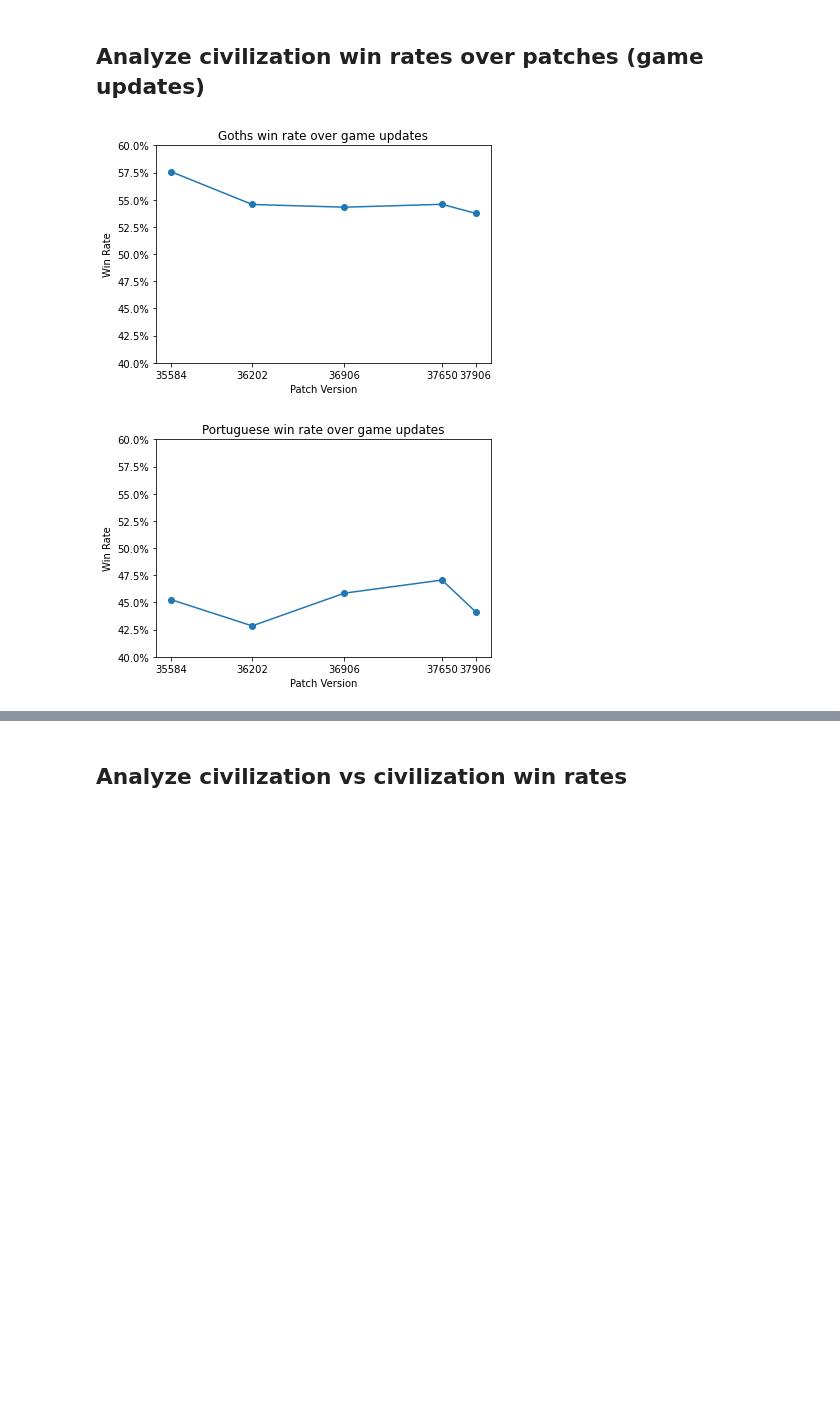
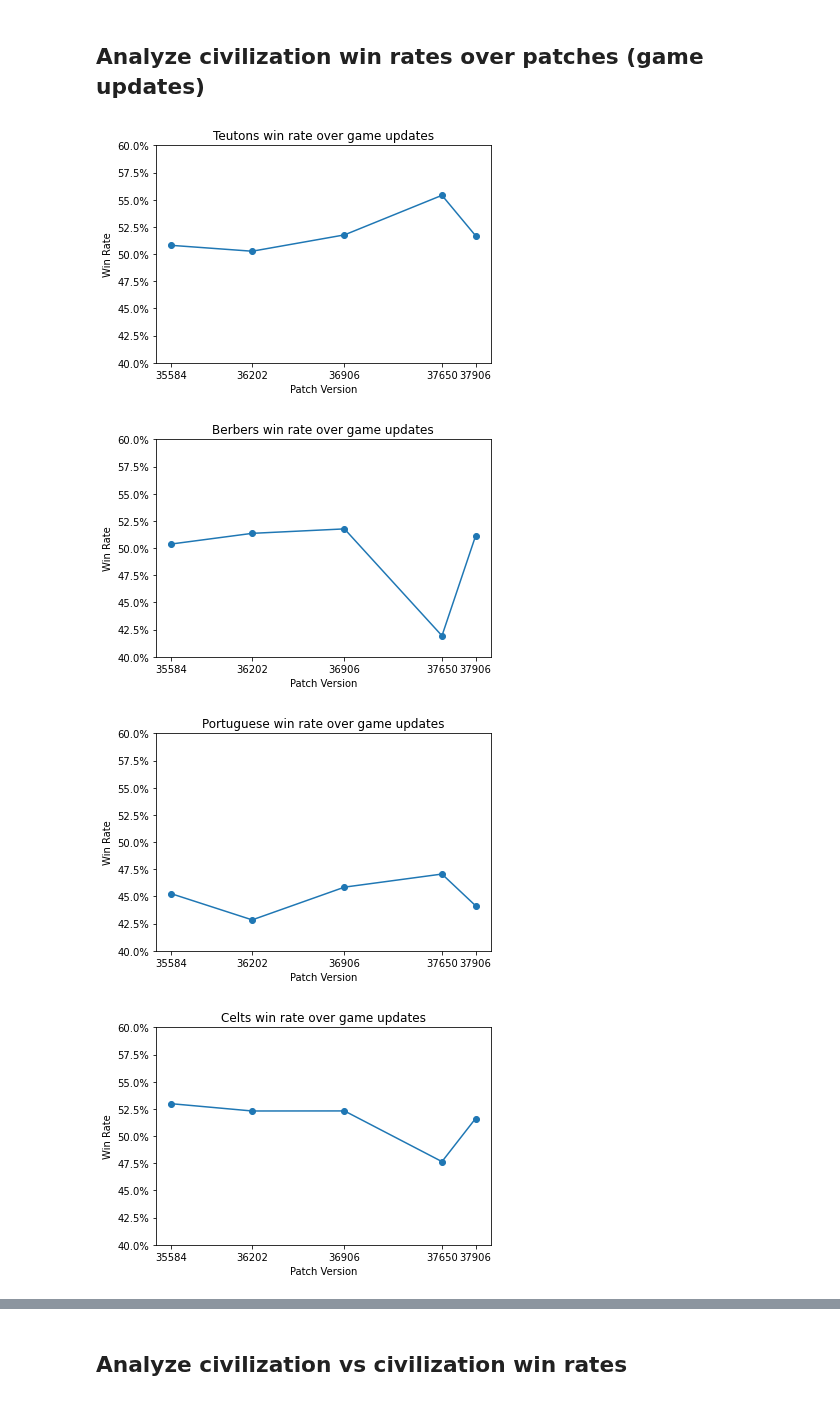
Before and after one commit to rishigoutam/aoe2, a Jupyter notebook: src/analysis/aoe2de_analysis.ipynb, the cells around one changed output, grey strips where cells are left out. Cells and saved outputs as stored; diff of their text form; code cells hidden in the pictures; blank space fills up the shorter version.

Commit message:
Get win rates for civs across patches

```diff
--- a/src/analysis/aoe2de_analysis.ipynb
+++ b/src/analysis/aoe2de_analysis.ipynb
@@ -249,24 +249,27 @@ win_rates.head()
 # %%
 # we can use this to analyze balance across patches
 mp_df_all_patches = get_filtered_matches_players(patches=list(matches.patch.unique())) # TODO should probably only use update patches
 win_rates_all_patches = mp_df_all_patches.groupby(['patch', 'civ'])[['winner']].mean().reset_index().rename(columns={'winner': 'win_rate'}).sort_values(by='patch')
 
 # toggle plotting all civilizations vs ones we are interested in
-# civs_to_plot = list(set(win_rates_all_patches.civ)) # all 35 civs
-civs_to_plot = ['Goths', 'Portuguese']
+civs_to_plot = list(set(win_rates_all_patches.civ)) # all 35 civs
+# civs_to_plot = ['Goths', 'Portuguese']
 
 for civ in civs_to_plot:
     civ_rates = win_rates_all_patches[win_rates_all_patches['civ'] == civ]
     _, ax = plt.subplots()
     ax.yaxis.set_major_formatter(PercentFormatter(1))
     plt.title(f'{civ} win rate over game updates')
     plt.ylim((.4,.6))
     plt.xlabel(f'Patch Version')
     plt.ylabel(f'Win Rate')
     plt.xticks(civ_rates.patch, civ_rates.patch)
     plt.scatter(data=civ_rates, x='patch', y='win_rate')
     plt.plot(civ_rates.patch, civ_rates.win_rate)
+    plt.savefig(f'{out_dir}{civ}-win-rate-all-patches.png', bbox_inches='tight')
     plt.show()
 # %% [output]
-[figure, old version]
+[figure, new version]
-[figure, old version]
+[figure, new version]
+[figure, added]
+[figure, added]
```
Also changed, not shown: parts of 1 cell of this notebook, 35 other files.
